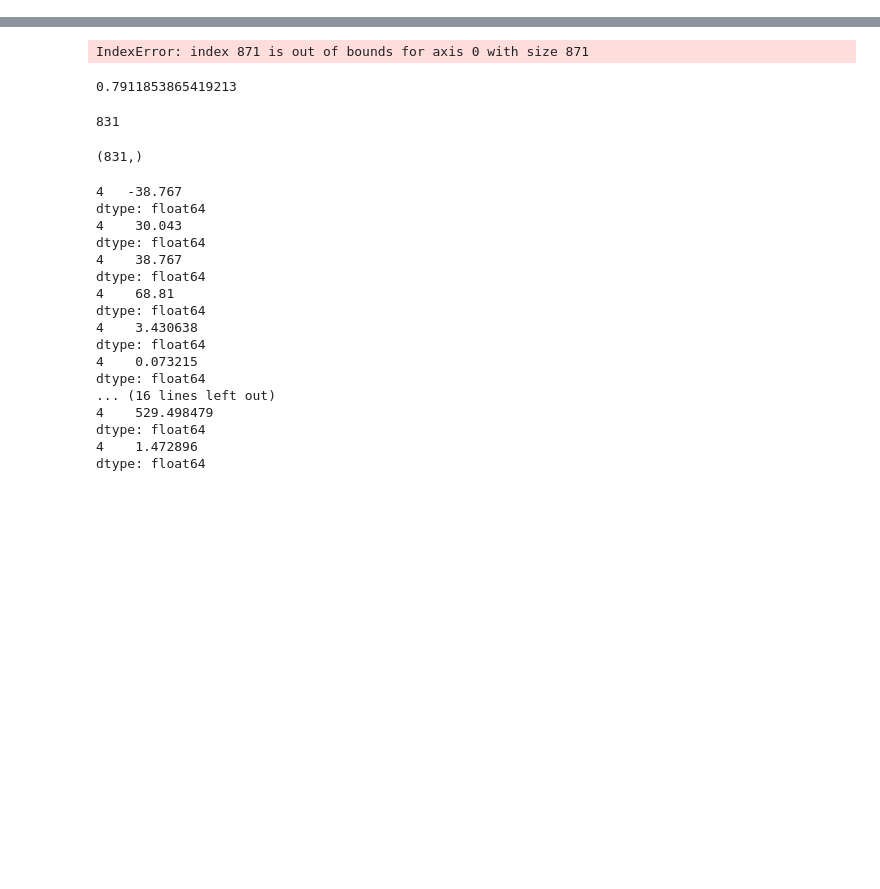
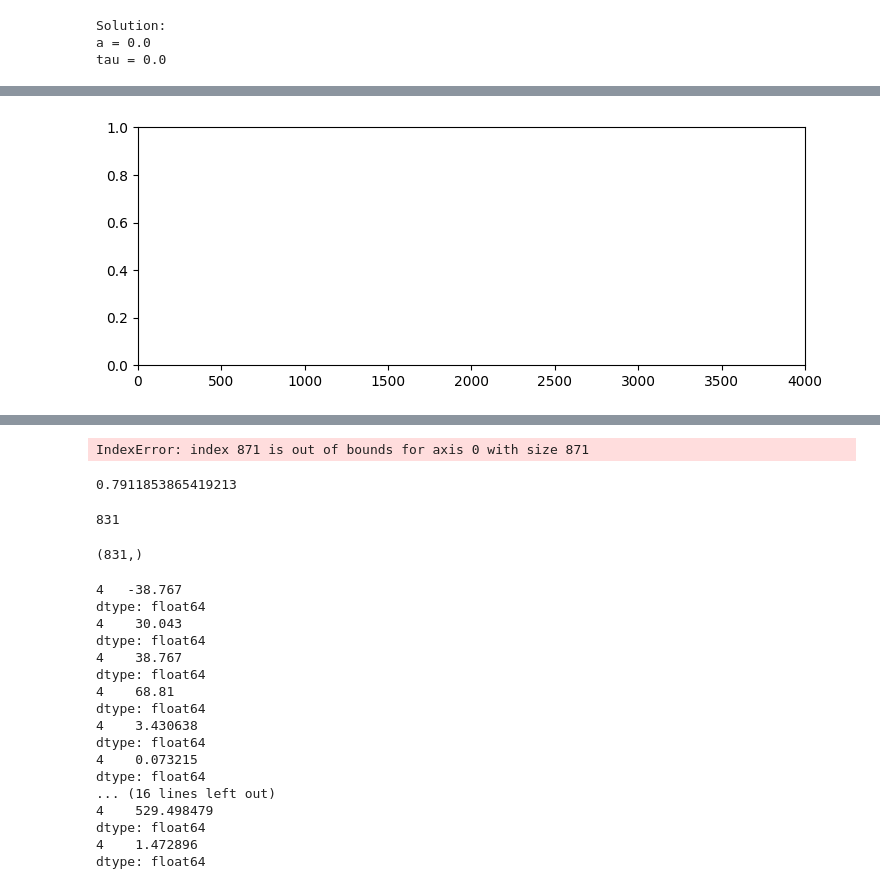
Before and after one commit to qawl987/DAST-self, a Jupyter notebook: notebook/FEMTO-st/data_processing/experiment.ipynb, the cells around one changed output, grey strips where cells are left out. Saved outputs shown, nothing was run; the diff lists cells and outputs as text; code cells hidden in the pictures; blank space fills up the shorter version.

```diff
--- a/notebook/FEMTO-st/data_processing/experiment.ipynb
+++ b/notebook/FEMTO-st/data_processing/experiment.ipynb
@@ -55,0 +87,39 @@ The solution for τ is: 0.0031326168751822274
+# %%
+from scipy.optimize import fsolve
+import numpy as np
+
+def equations(vars):
+    a, tau = vars
+    constant = 2800 * tau if a > 0 else 2300 * tau
+    eq1 = 0 + np.exp(a) - np.exp(constant - a)
+    eq2 = -0.2 + np.exp(a) - np.exp(constant - a)
+
+    return [eq1, eq2]
+
+# Initial guess for the variables
+initial_guess = [0, 0.0031326168751822274]
+
+# Solve the equations
+solution = fsolve(equations, initial_guess)
+
+a_solution, tau_solution = solution
+print("Solution:")
+print("a =", a_solution)
+print("tau =", tau_solution)
+def HI(t):
+    return 1 + np.exp(a_solution) - np.exp((t * tau_solution) + a_solution)
+
+rul = [i for i in range(life)]
+hi_y = list(map(HI, rul))
+min_value = min(hi_y)
+max_value = max(hi_y)
+normalized_values = [(x - min_value) / (max_value - min_value) for x in hi_y]
+plt.figure(figsize=(8.61, 3.09))
+plt.xlim(0, 4000)
+plt.ylim(0.0, 1.0)
+plt.plot(normalized_values, linewidth=2)
+plt.show()
+# %% [output]
+Solution:
+a = 0.0
+tau = 0.0
@@ -55,0 +127 @@ The solution for τ is: 0.0031326168751822274
+[figure, added]
```
Also changed, not shown: parts of 9 cells of this notebook, 1 other file.
